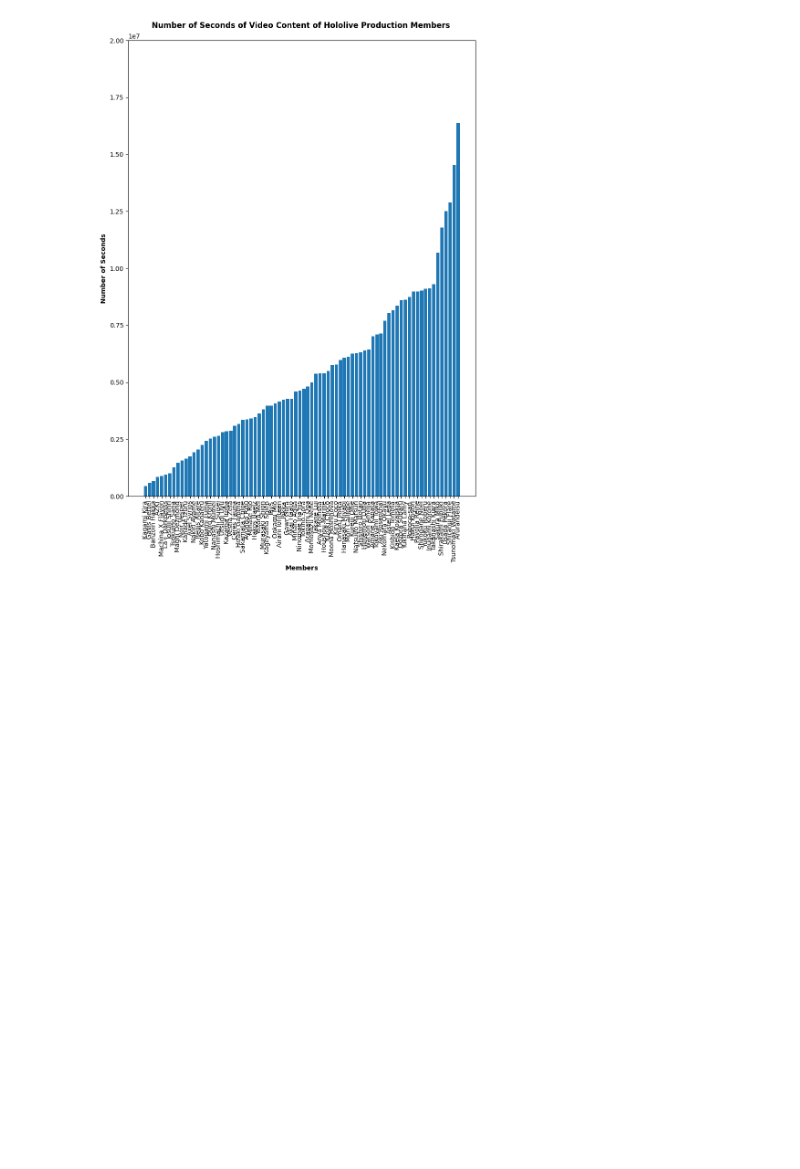
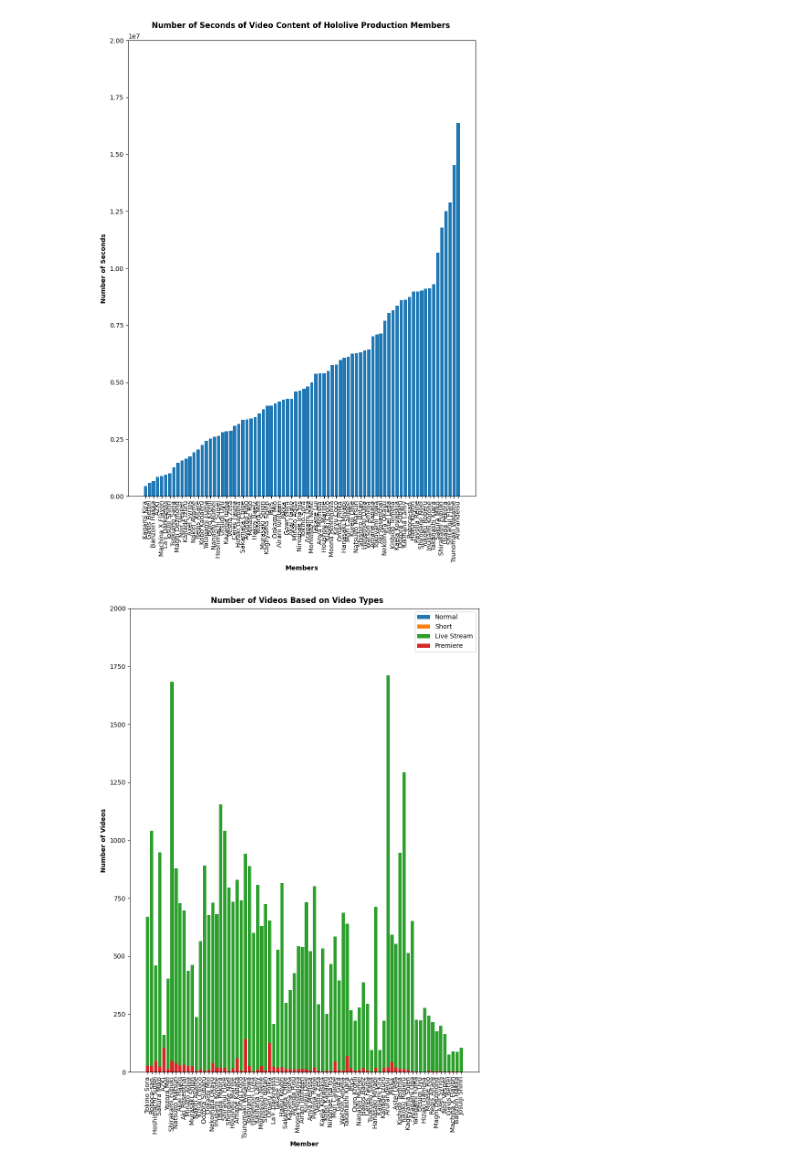
Before and after one commit to Johnson-Tung/holoAnalytics, a Jupyter notebook: scripts/visualize_youtube_data_(prototyping).ipynb, the cells around one changed output. Saved outputs shown, nothing was run; the diff lists cells and outputs as text; code cells hidden in the pictures; blank space fills up the shorter version.

```diff
--- a/scripts/visualize_youtube_data_(prototyping).ipynb
+++ b/scripts/visualize_youtube_data_(prototyping).ipynb
@@ -118,3 +118,45 @@ total_video_duration(member_data, member_channel_data['channel_video_summary']['
 total_video_duration(member_data, member_channel_data['channel_video_summary']['data'], unit_time='seconds', sort='ascending')
 # %% [output]
 [figure]
+# %%
+def video_types(channel_video_summary, live_broadcasts=True, non_live_broadcasts=True):
+    title_weight = 'bold'
+    label_weight = 'bold'
+    requested_types = []
+
+    # Prepare Data
+    data = channel_video_summary.copy()
+
+    if live_broadcasts is True:
+        requested_types += ['live_stream', 'premiere']
+    if non_live_broadcasts is True:
+        requested_types += ['normal', 'short']
+
+    video_type_counts = [video_type + '_(count)' for video_type in requested_types]
+    max_y = data['video_types'][video_type_counts].max().max()
+
+    # Create Plot
+    fig, ax = plt.subplots()
+
+    for video_type_count in data['video_types'].columns:
+        video_type = video_type_count[:-8]
+        if video_type in requested_types:
+            ax.bar(x=data[('member_data', 'member_name')], height=data[('video_types', video_type_count)],
+                   label=video_type.replace('_', ' ').title())
+
+    # Format Plot
+    fig.set_size_inches(8.5, 11)
+    fig.suptitle('Number of Videos Based on Video Types', fontweight=title_weight)
+    fig.tight_layout()
+
+    ax.tick_params(axis='x', rotation=90)
+    ax.set_xlabel('Member', fontweight=label_weight)
+    ax.set_ylabel('Number of Videos', fontweight=label_weight)
+    ax.legend()
+    format.set_upper_limits(ax, max_y=max_y)
+
+    plt.show()
+# %%
+video_types(member_channel_data['channel_video_summary']['data'])
+# %% [output]
+[figure, added]
```
Also changed, not shown: parts of 1 cell of this notebook.
